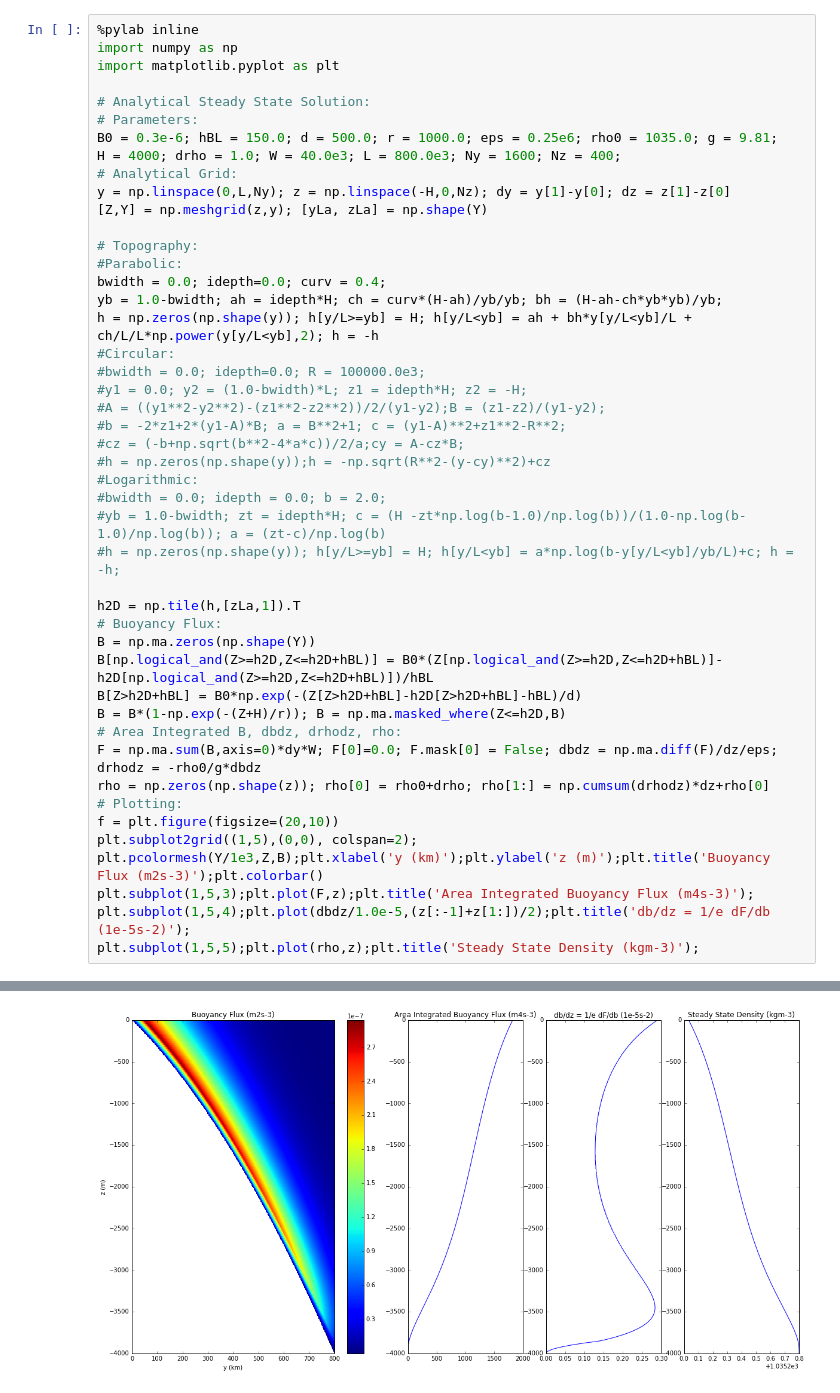
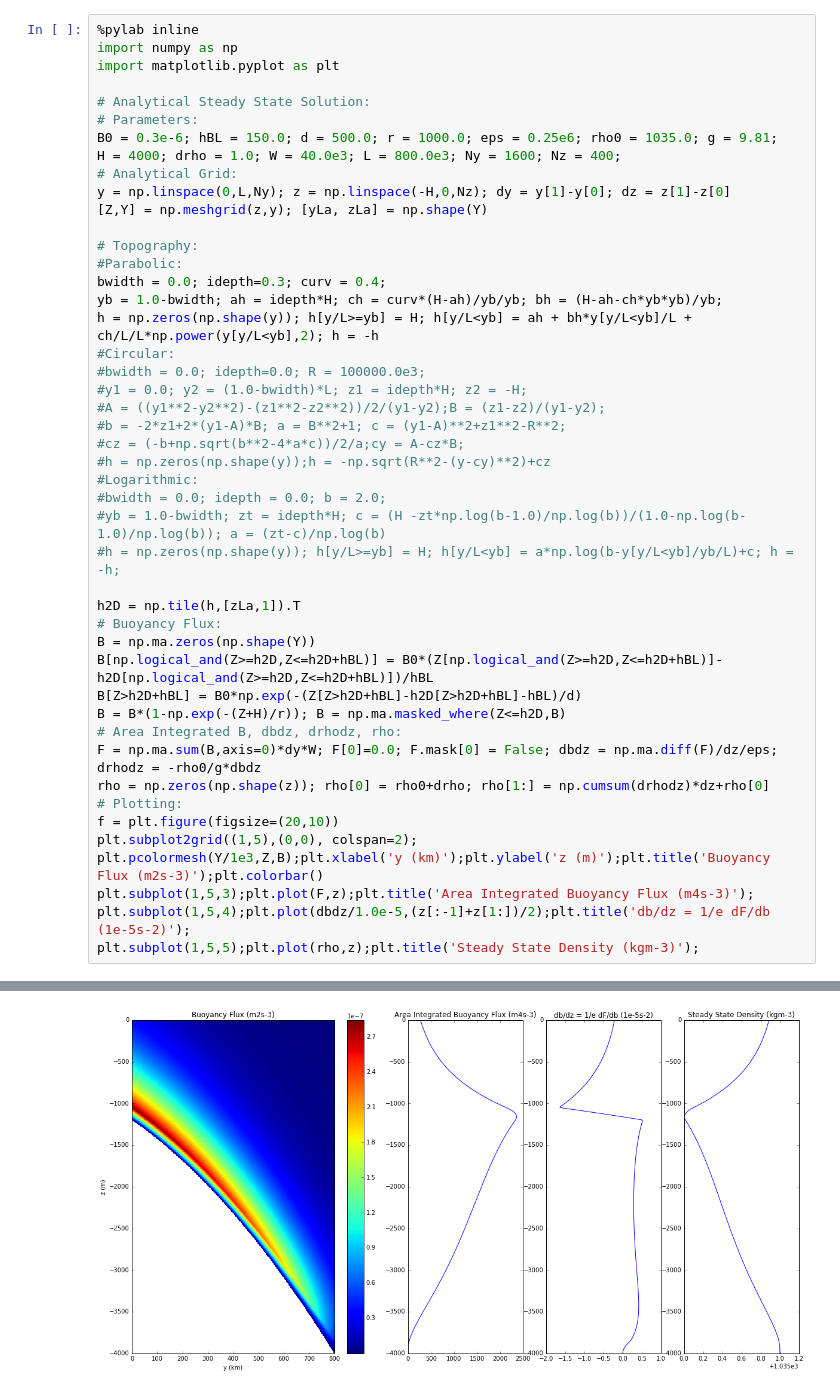
Before and after one commit to rmholmes/MOM6-examples, a Jupyter notebook: ocean_only/abmix2d/Analytical_Analysis.ipynb, the cells around one changed output, grey strips where cells are left out. Saved outputs shown, nothing was run; the diff lists cells and outputs as text.

```diff
--- a/ocean_only/abmix2d/Analytical_Analysis.ipynb
+++ b/ocean_only/abmix2d/Analytical_Analysis.ipynb
@@ -13,7 +13,7 @@ y = np.linspace(0,L,Ny); z = np.linspace(-H,0,Nz); dy = y[1]-y[0]; dz = z[1]-z[0
 
 # Topography:
 #Parabolic:
-bwidth = 0.0; idepth=0.0; curv = 0.4;
+bwidth = 0.0; idepth=0.3; curv = 0.4;
 yb = 1.0-bwidth; ah = idepth*H; ch = curv*(H-ah)/yb/yb; bh = (H-ah-ch*yb*yb)/yb;
 h = np.zeros(np.shape(y)); h[y/L>=yb] = H; h[y/L<yb] = ah + bh*y[y/L<yb]/L + ch/L/L*np.power(y[y/L<yb],2); h = -h
 #Circular:
@@ -21,31 +21,31 @@ h = np.zeros(np.shape(y)); h[y/L>=yb] = H; h[y/L<yb] = ah + bh*y[y/L<yb]/L + ch/
 #y1 = 0.0; y2 = (1.0-bwidth)*L; z1 = idepth*H; z2 = -H;
 #A = ((y1**2-y2**2)-(z1**2-z2**2))/2/(y1-y2);B = (z1-z2)/(y1-y2);
 #b = -2*z1+2*(y1-A)*B; a = B**2+1; c = (y1-A)**2+z1**2-R**2;
 #cz = (-b+np.sqrt(b**2-4*a*c))/2/a;cy = A-cz*B;
 #h = np.zeros(np.shape(y));h = -np.sqrt(R**2-(y-cy)**2)+cz
 #Logarithmic:
 #bwidth = 0.0; idepth = 0.0; b = 2.0;
 #yb = 1.0-bwidth; zt = idepth*H; c = (H -zt*np.log(b-1.0)/np.log(b))/(1.0-np.log(b-1.0)/np.log(b)); a = (zt-c)/np.log(b)
 #h = np.zeros(np.shape(y)); h[y/L>=yb] = H; h[y/L<yb] = a*np.log(b-y[y/L<yb]/yb/L)+c; h = -h;
 
 h2D = np.tile(h,[zLa,1]).T
 # Buoyancy Flux:
 B = np.ma.zeros(np.shape(Y))
 B[np.logical_and(Z>=h2D,Z<=h2D+hBL)] = B0*(Z[np.logical_and(Z>=h2D,Z<=h2D+hBL)]-h2D[np.logical_and(Z>=h2D,Z<=h2D+hBL)])/hBL
 B[Z>h2D+hBL] = B0*np.exp(-(Z[Z>h2D+hBL]-h2D[Z>h2D+hBL]-hBL)/d)
 B = B*(1-np.exp(-(Z+H)/r)); B = np.ma.masked_where(Z<=h2D,B)
 # Area Integrated B, dbdz, drhodz, rho:
 F = np.ma.sum(B,axis=0)*dy*W; F[0]=0.0; F.mask[0] = False; dbdz = np.ma.diff(F)/dz/eps; drhodz = -rho0/g*dbdz
 rho = np.zeros(np.shape(z)); rho[0] = rho0+drho; rho[1:] = np.cumsum(drhodz)*dz+rho[0]
 # Plotting:
 f = plt.figure(figsize=(20,10))
 plt.subplot2grid((1,5),(0,0), colspan=2);
 plt.pcolormesh(Y/1e3,Z,B);plt.xlabel('y (km)');plt.ylabel('z (m)');plt.title('Buoyancy Flux (m2s-3)');plt.colorbar()
 plt.subplot(1,5,3);plt.plot(F,z);plt.title('Area Integrated Buoyancy Flux (m4s-3)');
 plt.subplot(1,5,4);plt.plot(dbdz/1.0e-5,(z[:-1]+z[1:])/2);plt.title('db/dz = 1/e dF/db (1e-5s-2)');
 plt.subplot(1,5,5);plt.plot(rho,z);plt.title('Steady State Density (kgm-3)');
 # %% [output]
 Populating the interactive namespace from numpy and matplotlib
 WARNING: pylab import has clobbered these variables: ['f']
 `%matplotlib` prevents importing * from pylab and numpy
-[figure, old version]
+[figure, new version]
```
Also changed, not shown: parts of 1 cell of this notebook, 4 other files.
